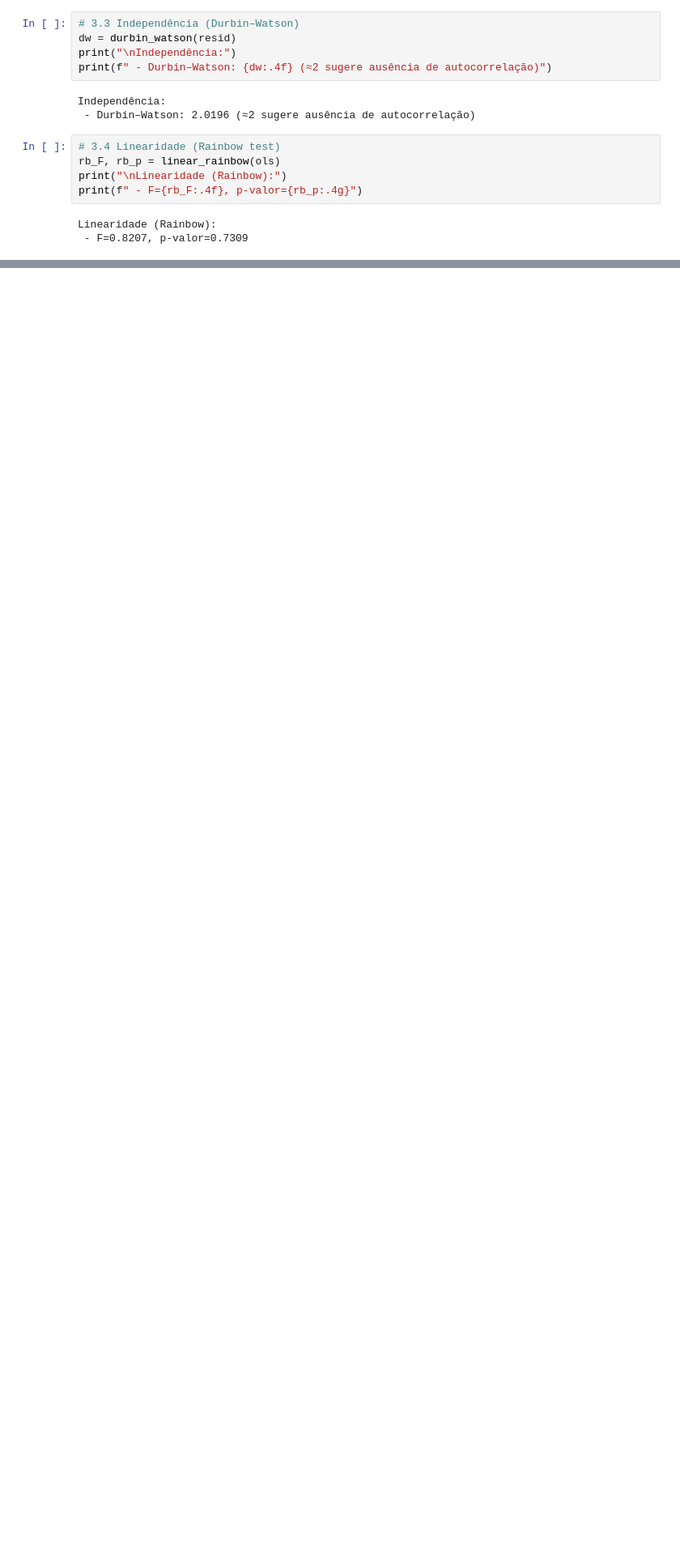
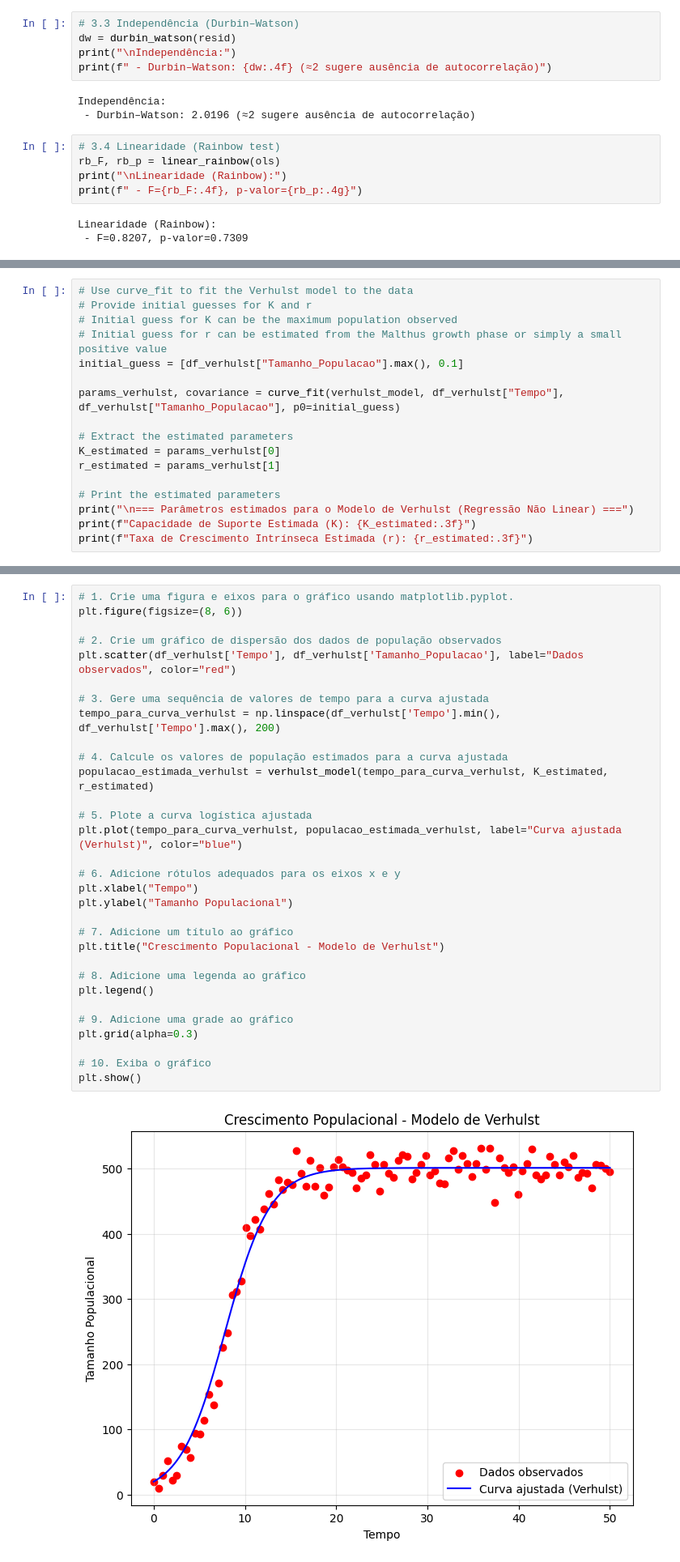
Before and after one commit to clobos/Bioestatistica_ESALQ_Python_2025, a Jupyter notebook: Aula04_Bioestatistica.ipynb, the cells around one changed output, grey strips where cells are left out. Shown at 81% size. Cells and saved outputs as stored; diff of their text form; blank space fills up the shorter version.

```diff
--- a/Aula04_Bioestatistica.ipynb
+++ b/Aula04_Bioestatistica.ipynb
@@ -621,0 +882,17 @@ Linearidade (Rainbow):
+# %%
+# Use curve_fit to fit the Verhulst model to the data
+# Provide initial guesses for K and r
+# Initial guess for K can be the maximum population observed
+# Initial guess for r can be estimated from the Malthus growth phase or simply a small positive value
+initial_guess = [df_verhulst["Tamanho_Populacao"].max(), 0.1]
+
+params_verhulst, covariance = curve_fit(verhulst_model, df_verhulst["Tempo"], df_verhulst["Tamanho_Populacao"], p0=initial_guess)
+
+# Extract the estimated parameters
+K_estimated = params_verhulst[0]
+r_estimated = params_verhulst[1]
+
+# Print the estimated parameters
+print("\n=== Parâmetros estimados para o Modelo de Verhulst (Regressão Não Linear) ===")
+print(f"Capacidade de Suporte Estimada (K): {K_estimated:.3f}")
+print(f"Taxa de Crescimento Intrínseca Estimada (r): {r_estimated:.3f}")
@@ -621,0 +911,33 @@ Linearidade (Rainbow):
+# %%
+# 1. Crie uma figura e eixos para o gráfico usando matplotlib.pyplot.
+plt.figure(figsize=(8, 6))
+
+# 2. Crie um gráfico de dispersão dos dados de população observados
+plt.scatter(df_verhulst['Tempo'], df_verhulst['Tamanho_Populacao'], label="Dados observados", color="red")
+
+# 3. Gere uma sequência de valores de tempo para a curva ajustada
+tempo_para_curva_verhulst = np.linspace(df_verhulst['Tempo'].min(), df_verhulst['Tempo'].max(), 200)
+
+# 4. Calcule os valores de população estimados para a curva ajustada
+populacao_estimada_verhulst = verhulst_model(tempo_para_curva_verhulst, K_estimated, r_estimated)
+
+# 5. Plote a curva logística ajustada
+plt.plot(tempo_para_curva_verhulst, populacao_estimada_verhulst, label="Curva ajustada (Verhulst)", color="blue")
+
+# 6. Adicione rótulos adequados para os eixos x e y
+plt.xlabel("Tempo")
+plt.ylabel("Tamanho Populacional")
+
+# 7. Adicione um título ao gráfico
+plt.title("Crescimento Populacional - Modelo de Verhulst")
+
+# 8. Adicione uma legenda ao gráfico
+plt.legend()
+
+# 9. Adicione uma grade ao gráfico
+plt.grid(alpha=0.3)
+
+# 10. Exiba o gráfico
+plt.show()
+# %% [output]
+[figure, added]
```
Also changed, not shown: parts of 27 cells of this notebook.
